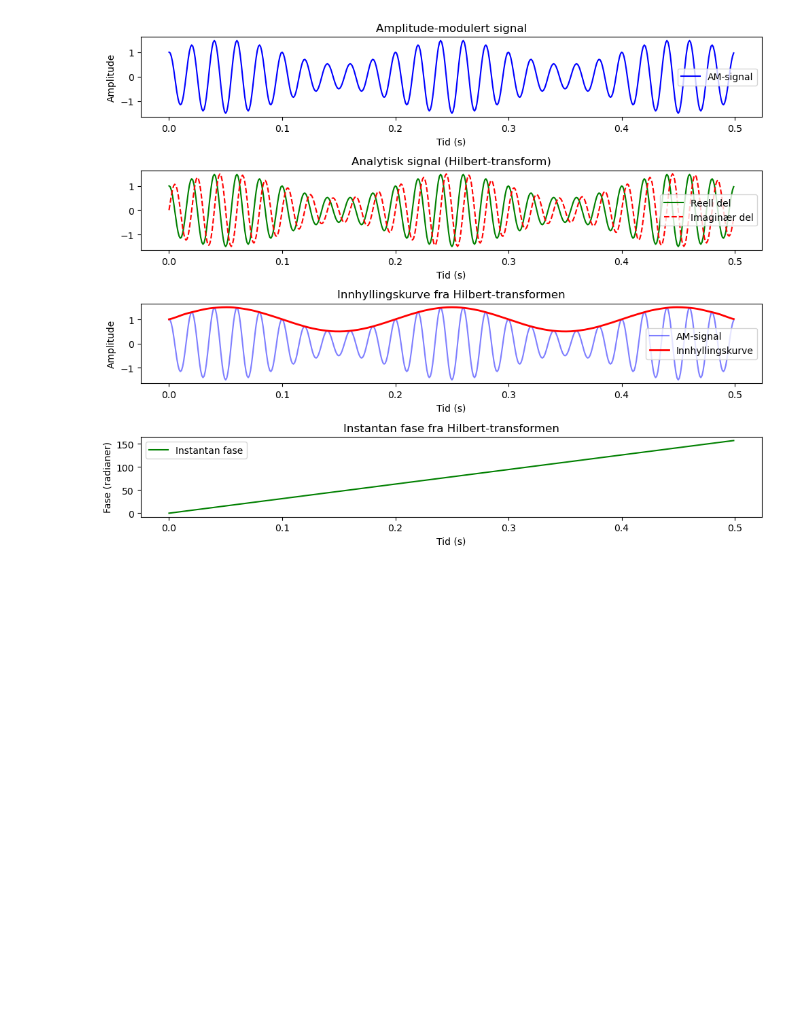
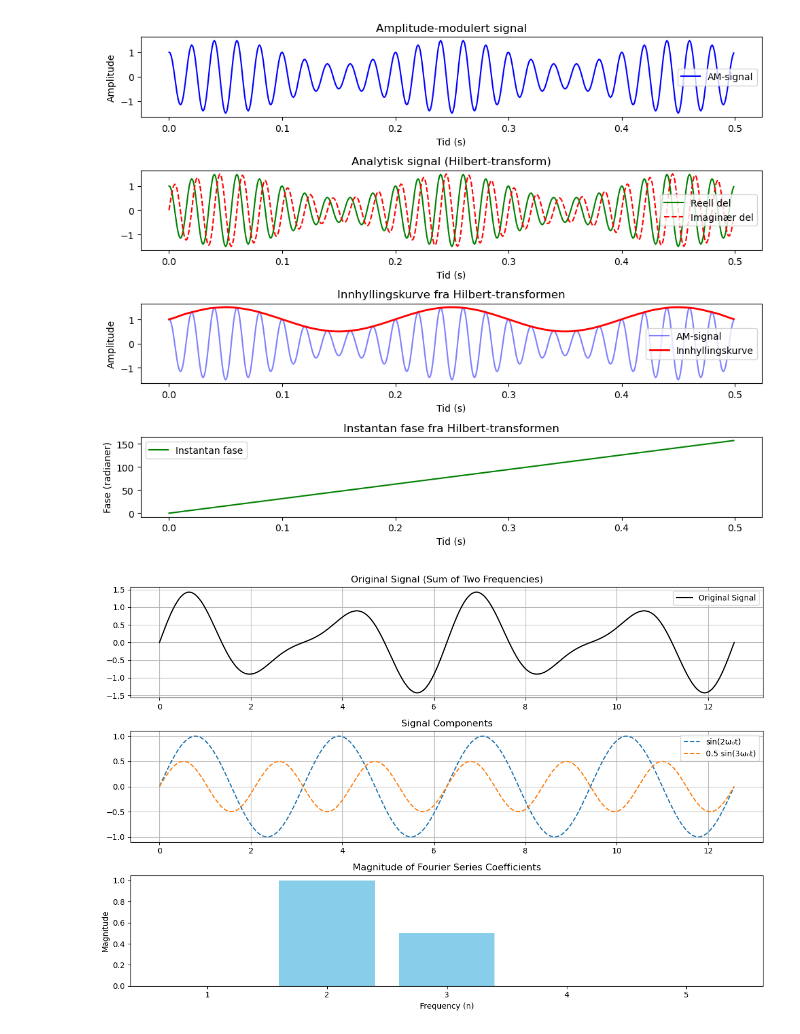
Before and after one commit to josigar123/hydrophonic-detection, a Jupyter notebook: data/Processing_scripts/Rapport_fig.ipynb, the cells around one changed output. Cells and saved outputs as stored; diff of their text form; code cells hidden in the pictures; blank space fills up the shorter version.

```diff
--- a/data/Processing_scripts/Rapport_fig.ipynb
+++ b/data/Processing_scripts/Rapport_fig.ipynb
@@ -64,6 +64,82 @@ plt.savefig(save_path, format="jpeg", dpi=300)
 plt.show()
 # %% [output]
 [figure]
+# %%
+import numpy as np
+import matplotlib.pyplot as plt
+from scipy.integrate import quad
+
+# Define fundamental parameters
+T = 2 * np.pi  # Period of the signal
+w0 = 2 * np.pi / T  # Fundamental angular frequency
+
+# Define the signal as a sum of two sine waves
+def original_signal(t):
+    return np.sin(2 * w0 * t) + 0.5 * np.sin(3 * w0 * t)
+
+# Fourier coefficients
+def a0():
+    return (2 / T) * quad(original_signal, 0, T)[0]
+
+def an(n):
+    return (2 / T) * quad(lambda t: original_signal(t) * np.cos(n * w0 * t), 0, T)[0]
+
+def bn(n):
+    return (2 / T) * quad(lambda t: original_signal(t) * np.sin(n * w0 * t), 0, T)[0]
+
+# Reconstruct the signal using Fourier series
+def fourier_series(t, N):
+    a_0 = a0() / 2  # DC component
+    sum_terms = np.zeros_like(t)
+
+    for n in range(1, N+1):
+        sum_terms += an(n) * np.cos(n * w0 * t) + bn(n) * np.sin(n * w0 * t)
+
+    return a_0 + sum_terms
+
+# Time domain
+t = np.linspace(0, 2 * T, 1000)
+
+# Compute Fourier approximation
+N_terms = 5  # Number of Fourier series terms
+approx_signal = fourier_series(t, N_terms)
+
+# Compute Fourier coefficients for bar plot
+frequencies = np.arange(1, N_terms+1)
+an_values = np.array([an(n) for n in frequencies])
+bn_values = np.array([bn(n) for n in frequencies])
+
+# Plot original signal and its components
+plt.figure(figsize=(12, 8))
+
+# Plot time-domain signals and Fourier approximation
+plt.subplot(3, 1, 1)
+plt.plot(t, original_signal(t), label="Original Signal", color='black')
+plt.title("Original Signal (Sum of Two Frequencies)")
+plt.legend()
+plt.grid()
+
+# Plot components of the signal
+plt.subplot(3, 1, 2)
+plt.plot(t, np.sin(2 * w0 * t), label="sin(2ω₀t)", linestyle="dashed")
+plt.plot(t, 0.5 * np.sin(3 * w0 * t), label="0.5 sin(3ω₀t)", linestyle="dashed")
+plt.title("Signal Components")
+plt.legend()
+plt.grid()
+
+# Plot Fourier series approximation
+plt.subplot(3, 1, 3)
+plt.bar(frequencies, np.sqrt(an_values**2 + bn_values**2), color='skyblue')
+plt.xlabel("Frequency (n)")
+plt.ylabel("Magnitude")
+plt.title("Magnitude of Fourier Series Coefficients")
+plt.grid(True)
+plt.grid()
+
+plt.tight_layout()
+plt.show()
+# %% [output]
+[figure, added]
 # %%
 import functions
 from scipy import signal
```
Also changed, not shown: parts of 5 cells of this notebook, 11 other files.
